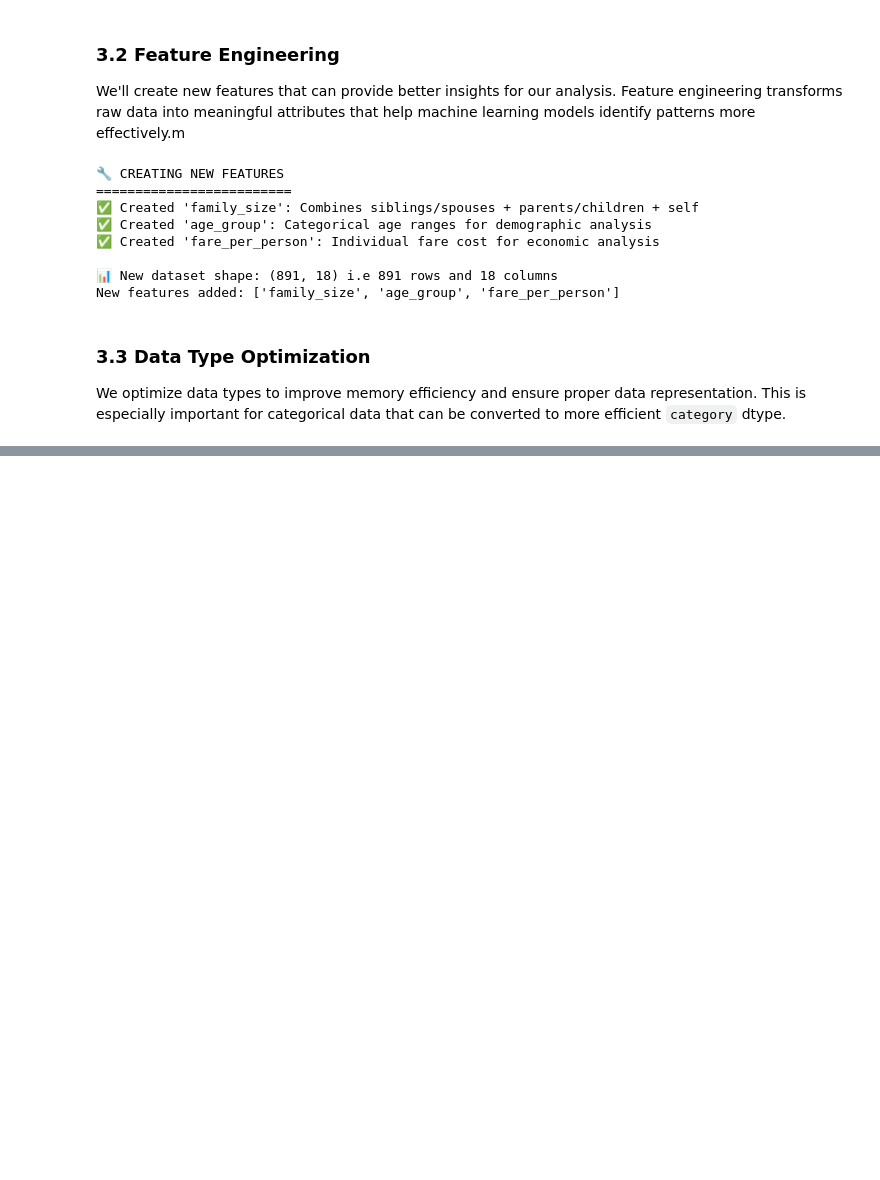
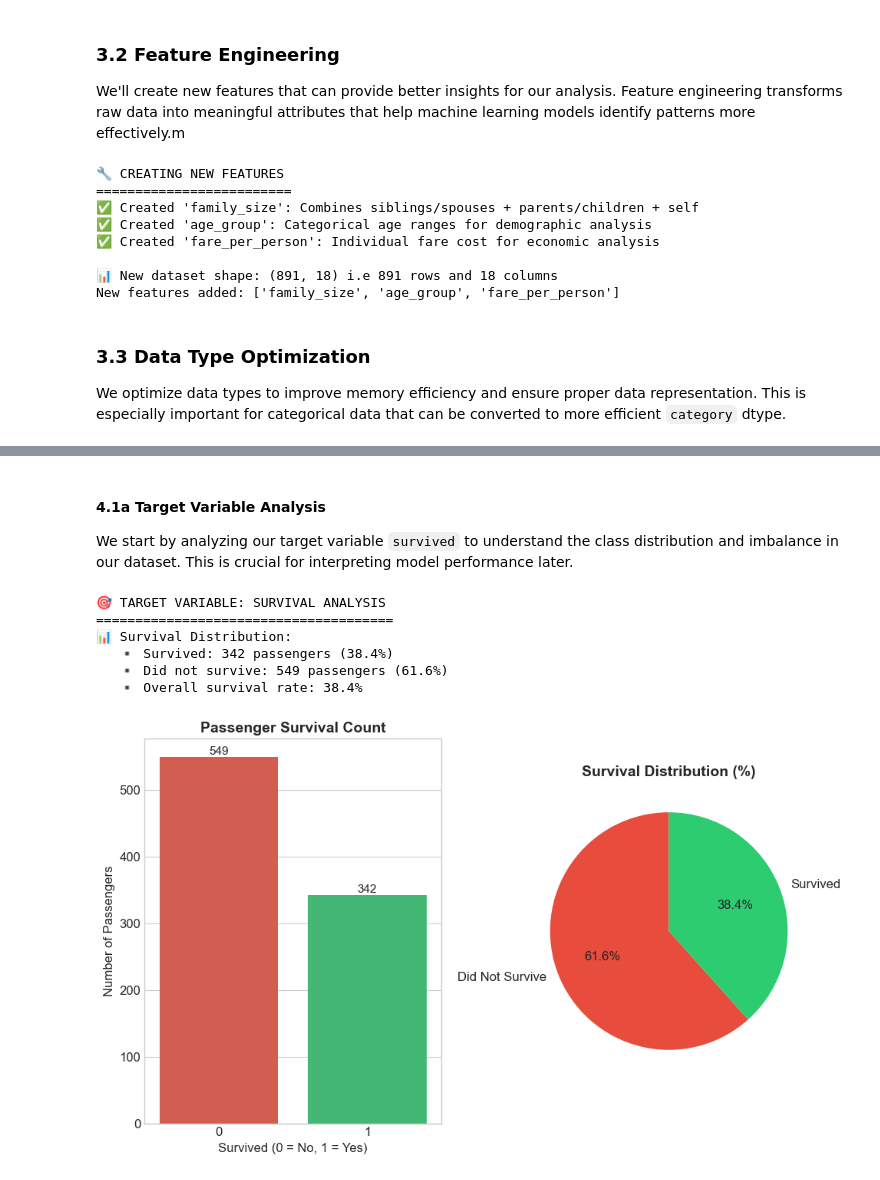
Before and after one commit to profadept/titanic-survival-analysis, a Jupyter notebook: notebooks/titanic-survival-analysis.ipynb, the cells around one changed output, grey strips where cells are left out. Saved outputs shown, nothing was run; the diff lists cells and outputs as text; code cells hidden in the pictures; blank space fills up the shorter version.

```diff
--- a/notebooks/titanic-survival-analysis.ipynb
+++ b/notebooks/titanic-survival-analysis.ipynb
@@ -374,0 +420,14 @@ Name: count, dtype: int64
+# %%
+print("🔄 RELOADING PROCESSED DATA FOR ANALYSIS")
+print("=" * 40)
+
+# Reload our processed data to ensure we're using our engineered version
+df_processed = pd.read_csv('../data/processed/titanic_processed.csv')
+
+print("✅ Processed data reloaded successfully!")
+print(f"📊 Reloaded dataset shape: {df_processed.shape}")
+print(f"🔍 Engineered features confirmed: {[col for col in df_processed.columns if col in ['family_size', 'age_group', 'fare_per_person']]}")
+
+# Replace the original df with our processed version
+df = df_processed.copy()
+print("\n🎯 Now using our engineered dataset for all further analysis!")
@@ -398,0 +463,47 @@ print(f"🚀 Ready for Exploratory Data Analysis")
+# %% [markdown]
+#### 4.1a Target Variable Analysis
+
+We start by analyzing our target variable `survived` to understand the class distribution and imbalance in our dataset. This is crucial for interpreting model performance later.
+# %%
+print("🎯 TARGET VARIABLE: SURVIVAL ANALYSIS")
+print("=" * 38)
+
+# Calculate survival statistics
+survival_counts = df['survived'].value_counts()
+survival_percent = df['survived'].value_counts(normalize=True) * 100
+
+print(f"📊 Survival Distribution:")
+print(f"   ▪️ Survived: {survival_counts[1]} passengers ({survival_percent[1]:.1f}%)")
+print(f"   ▪️ Did not survive: {survival_counts[0]} passengers ({survival_percent[0]:.1f}%)")
+print(f"   ▪️ Overall survival rate: {survival_percent[1]:.1f}%")
+
+# Create visualization
+fig, (ax1, ax2) = plt.subplots(1, 2)
+
+# Count plot
+sns.countplot(data=df, x='survived', ax=ax1, palette=['#e74c3c', '#2ecc71'])
+ax1.set_title('Passenger Survival Count', fontsize=14, fontweight='bold')
+ax1.set_xlabel('Survived (0 = No, 1 = Yes)', fontsize=12)
+ax1.set_ylabel('Number of Passengers', fontsize=12)
+
+# Add count labels on bars
+for container in ax1.containers:
+    ax1.bar_label(container, fontsize=11)
+
+# Pie chart
+labels = ['Did Not Survive', 'Survived']
+colors = ['#e74c3c', '#2ecc71']
+ax2.pie(survival_counts, labels=labels, autopct='%1.1f%%', colors=colors, startangle=90)
+ax2.set_title('Survival Distribution (%)', fontsize=14, fontweight='bold')
+
+plt.tight_layout()
+plt.savefig('../figures/survival_distribution.png', dpi=300, bbox_inches='tight')
+plt.show()
+# %% [output]
+🎯 TARGET VARIABLE: SURVIVAL ANALYSIS
+======================================
+📊 Survival Distribution:
+   ▪️ Survived: 342 passengers (38.4%)
+   ▪️ Did not survive: 549 passengers (61.6%)
+   ▪️ Overall survival rate: 38.4%
+[figure, added]
```
Also changed, not shown: parts of 17 cells of this notebook.
